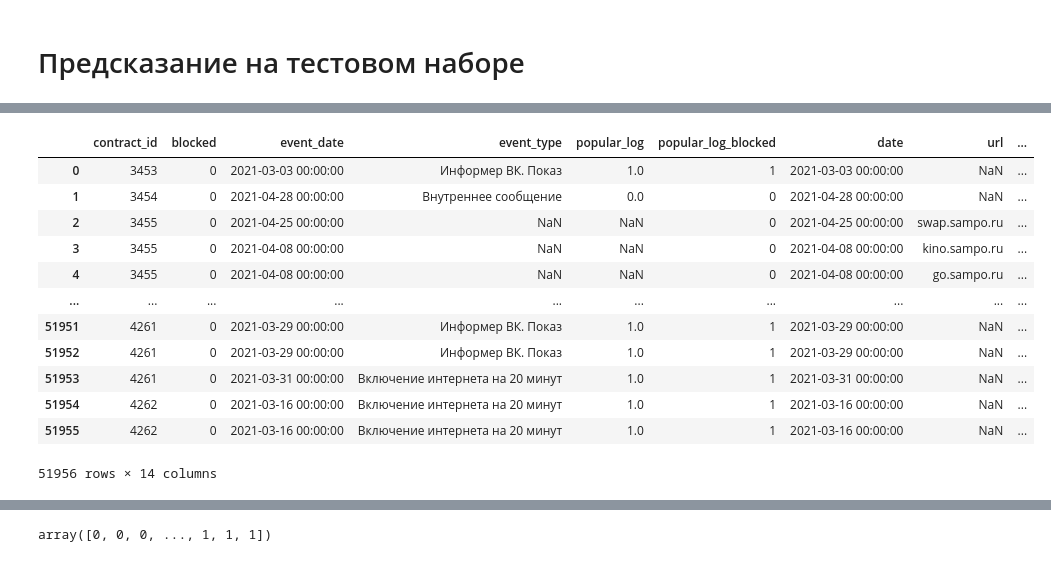
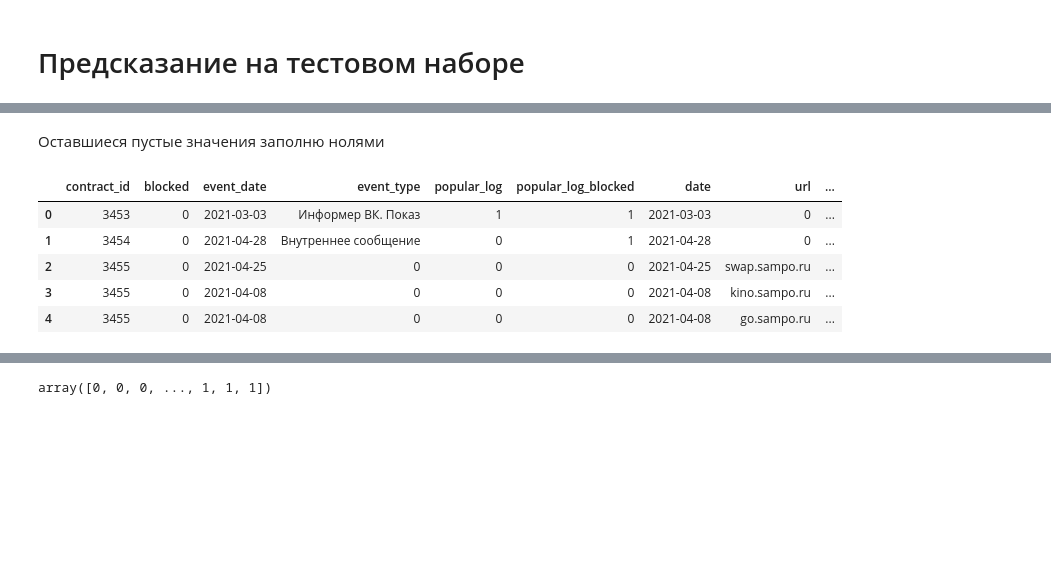
Before and after one commit to isitnik02/Republic-Karelia-Xakaton-2022, a Jupyter notebook: Karelia_baseline.ipynb, the cells around one changed output, grey strips where cells are left out. Drawn from its saved outputs; the diff is of its cells as text; code cells hidden in the pictures; blank space fills up the shorter version.

```diff
--- a/Karelia_baseline.ipynb
+++ b/Karelia_baseline.ipynb
@@ -618,0 +635,7 @@ Recall score: 0.5699532629445416
+# %%
+# добавление новой фичи "кол-во переходов по всем ссылкам"
+
+count_url = pd.DataFrame(df_named.groupby("contract_id")['url'].count())
+count_url.rename(columns={'url': 'url_count'}, inplace=True)
+
+count_url.head(3)
@@ -827,16 +1561,13 @@ test_full = test_full.merge(df_type_contract, on='contract_id', how='left')#.fil
 test_full = test_full.merge(count_log , on="contract_id", how='left')#.fillna(0)
 named_transform = pd.get_dummies(df_named[['contract_id', 'dest']]).groupby(['contract_id']).sum()
 test_full = test_full.merge(named_transform , on="contract_id", how='left')#.fillna(0)
-#test_full['dest_rt.ru'] = test_full['dest_rt.ru'].astype(int)
-#test_full['dest_sampo.ru'] = test_full['dest_sampo.ru'].astype(int)
+test_full = test_full.merge(count_url, on="contract_id", how='left')
+
 test_full.drop(['event_date_y', 'event_type_y'], axis=1, inplace=True)
 test_full.rename(columns={'event_date_x': 'event_date', 'popular_log_x': 'popular_log',
                            'popular_log_y': 'event_count', 'event_type_x': 'event_type'}, inplace=True)
 #test_full['event_count'] = test_full['event_count'].astype(int)
 
-test_full['popular_log_blocked'] = test_full.apply(lambda x: mark_pop_log_blocked(x.event_type), axis=1)
-test_full['popular_url_blocked'] = test_full.apply(lambda x: mark_pop_url_blocked(x.event_type), axis=1)
-
 categorial_features = ['event_type', 'url', 'dest']
 
 test_full
@@ -916,20 +1630,21 @@ memory usage: 5.9+ MB
+# %% [markdown]
+Оставшиеся пустые значения заполню нолями
 # %%
 test_full['event_date'] = test_full['event_date'].astype(object).where(test_full['event_date'].notnull(),np.nan)
 test_full['date'] = test_full['date'].astype(object).where(test_full['date'].notnull(),np.nan)
-#test_full.event_date = test_full.event_date.to_string()
-#test_full.date = pd.to_datetime(test_full.date)
-test_full
+test_full.fillna(0, inplace=True)
+test_full.popular_log = test_full.popular_log.astype(int)
+test_full.popular_log_blocked = test_full.popular_log_blocked.astype(int)
+test_full.event_count = test_full.event_count.astype(int)
+test_full.url_count = test_full.url_count.astype(int)
+test_full['dest_rt.ru'] = test_full['dest_rt.ru'].astype(int)
+test_full['dest_sampo.ru'] = test_full['dest_sampo.ru'].astype(int)
+
+test_full.head(5)
 # %% [output]
 |  | contract_id | blocked | event_date | event_type | popular_log | popular_log_blocked | date | url | ... |
-| 0 | 3453 | 0 | 2021-03-03 00:00:00 | Информер ВК. Показ | 1.0 | 1 | 2021-03-03 00:00:00 | NaN | ... |
-| 1 | 3454 | 0 | 2021-04-28 00:00:00 | Внутреннее сообщение | 0.0 | 0 | 2021-04-28 00:00:00 | NaN | ... |
-| 2 | 3455 | 0 | 2021-04-25 00:00:00 | NaN | NaN | 0 | 2021-04-25 00:00:00 | swap.sampo.ru | ... |
-| 3 | 3455 | 0 | 2021-04-08 00:00:00 | NaN | NaN | 0 | 2021-04-08 00:00:00 | kino.sampo.ru | ... |
-| 4 | 3455 | 0 | 2021-04-08 00:00:00 | NaN | NaN | 0 | 2021-04-08 00:00:00 | go.sampo.ru | ... |
-| ... | ... | ... | ... | ... | ... | ... | ... | ... | ... |
-| 51951 | 4261 | 0 | 2021-03-29 00:00:00 | Информер ВК. Показ | 1.0 | 1 | 2021-03-29 00:00:00 | NaN | ... |
-| 51952 | 4261 | 0 | 2021-03-29 00:00:00 | Информер ВК. Показ | 1.0 | 1 | 2021-03-29 00:00:00 | NaN | ... |
-| 51953 | 4261 | 0 | 2021-03-31 00:00:00 | Включение интернета на 20 минут | 1.0 | 1 | 2021-03-31 00:00:00 | NaN | ... |
-| 51954 | 4262 | 0 | 2021-03-16 00:00:00 | Включение интернета на 20 минут | 1.0 | 1 | 2021-03-16 00:00:00 | NaN | ... |
-| 51955 | 4262 | 0 | 2021-03-16 00:00:00 | Включение интернета на 20 минут | 1.0 | 1 | 2021-03-16 00:00:00 | NaN | ... |
+| 0 | 3453 | 0 | 2021-03-03 | Информер ВК. Показ | 1 | 1 | 2021-03-03 | 0 | ... |
+| 1 | 3454 | 0 | 2021-04-28 | Внутреннее сообщение | 0 | 1 | 2021-04-28 | 0 | ... |
+| 2 | 3455 | 0 | 2021-04-25 | 0 | 0 | 0 | 2021-04-25 | swap.sampo.ru | ... |
+| 3 | 3455 | 0 | 2021-04-08 | 0 | 0 | 0 | 2021-04-08 | kino.sampo.ru | ... |
+| 4 | 3455 | 0 | 2021-04-08 | 0 | 0 | 0 | 2021-04-08 | go.sampo.ru | ... |
-51956 rows × 14 columns
```
Also changed, not shown: parts of 120 cells of this notebook.
